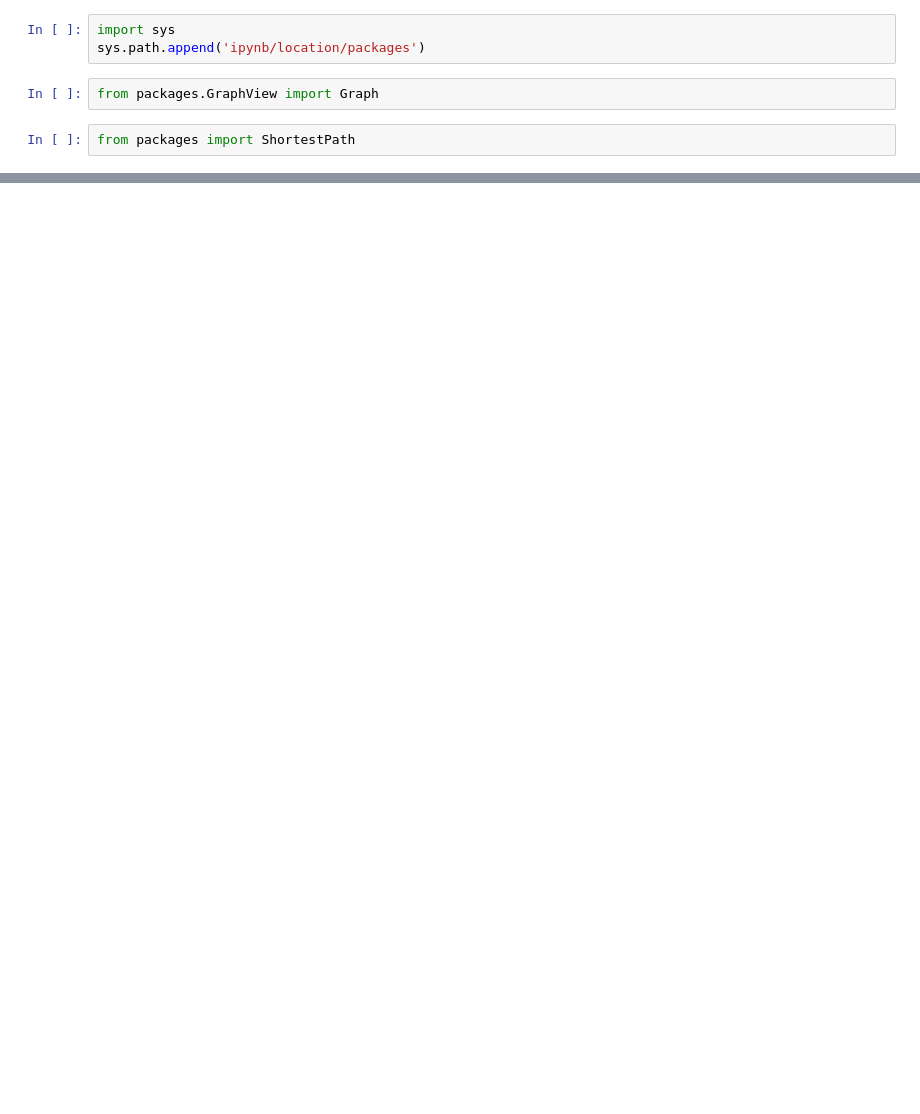
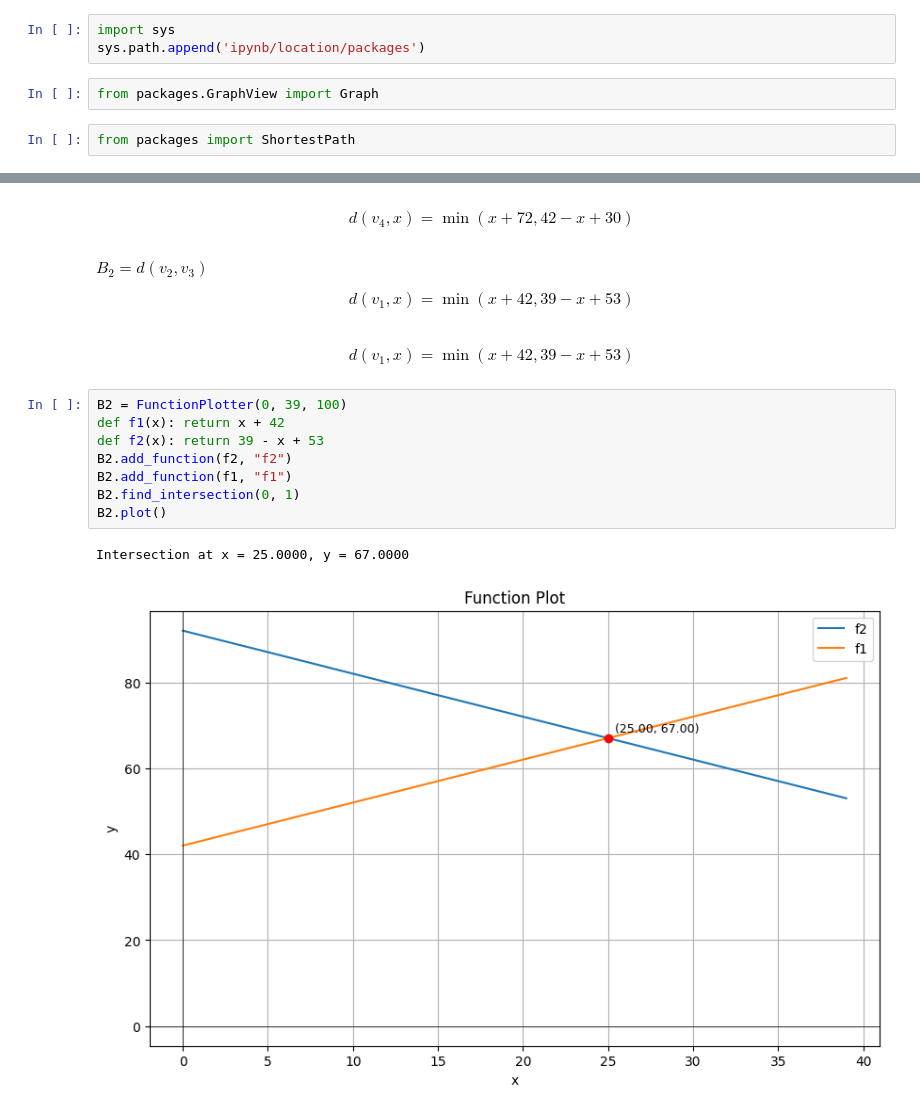
Before and after one commit to Bancie/thuhoach.nckh, a Jupyter notebook: ipynb/location/VDMH Single Center.ipynb, the cells around one changed output, grey strips where cells are left out. Saved outputs shown, nothing was run; the diff lists cells and outputs as text; blank space fills up the shorter version.

```diff
--- a/ipynb/location/VDMH Single Center.ipynb
+++ b/ipynb/location/VDMH Single Center.ipynb
@@ -17,0 +68,25 @@ graph.show_node()
+# %% [markdown]
+$$
+d(v_4, x) = \min (x + 72, 42-x+30)
+$$
+# %% [markdown]
+$B_2 = d(v_2, v_3)$
+
+$$
+d(v_1, x) = \min (x + 42, 39-x+53)
+$$
+# %% [markdown]
+$$
+d(v_1, x) = \min (x + 42, 39-x+53)
+$$
+# %%
+B2 = FunctionPlotter(0, 39, 100)
+def f1(x): return x + 42
+def f2(x): return 39 - x + 53
+B2.add_function(f2, "f2")
+B2.add_function(f1, "f1")
+B2.find_intersection(0, 1)
+B2.plot()
+# %% [output]
+Intersection at x = 25.0000, y = 67.0000
+[figure, added]
```
Also changed, not shown: parts of 11 cells of this notebook, 12 other files.
